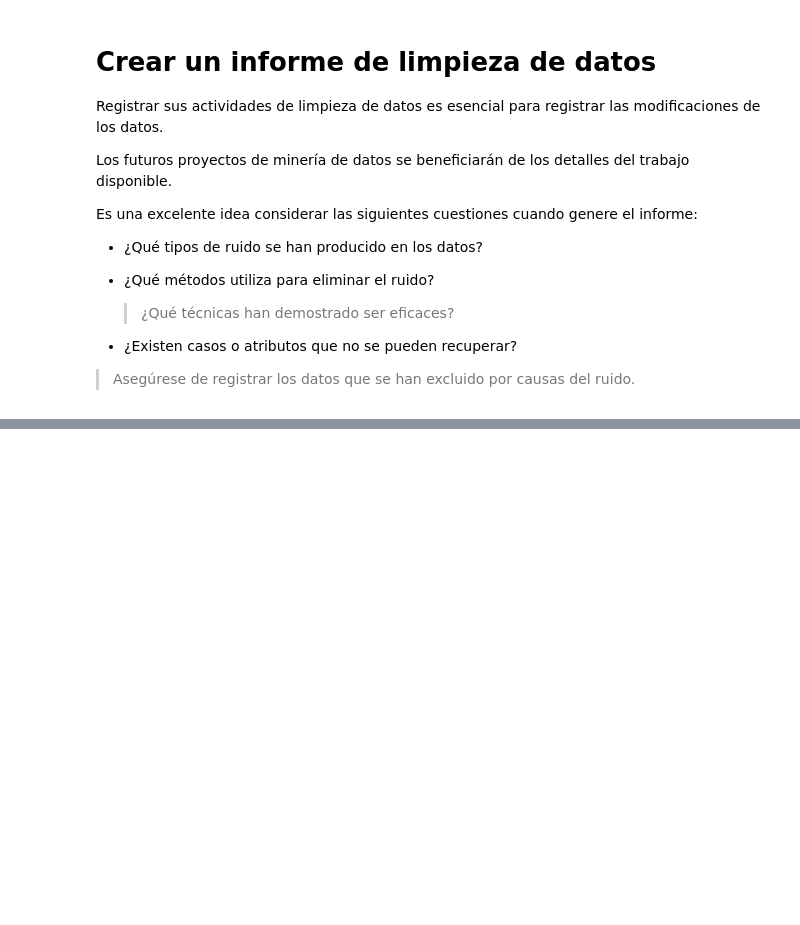
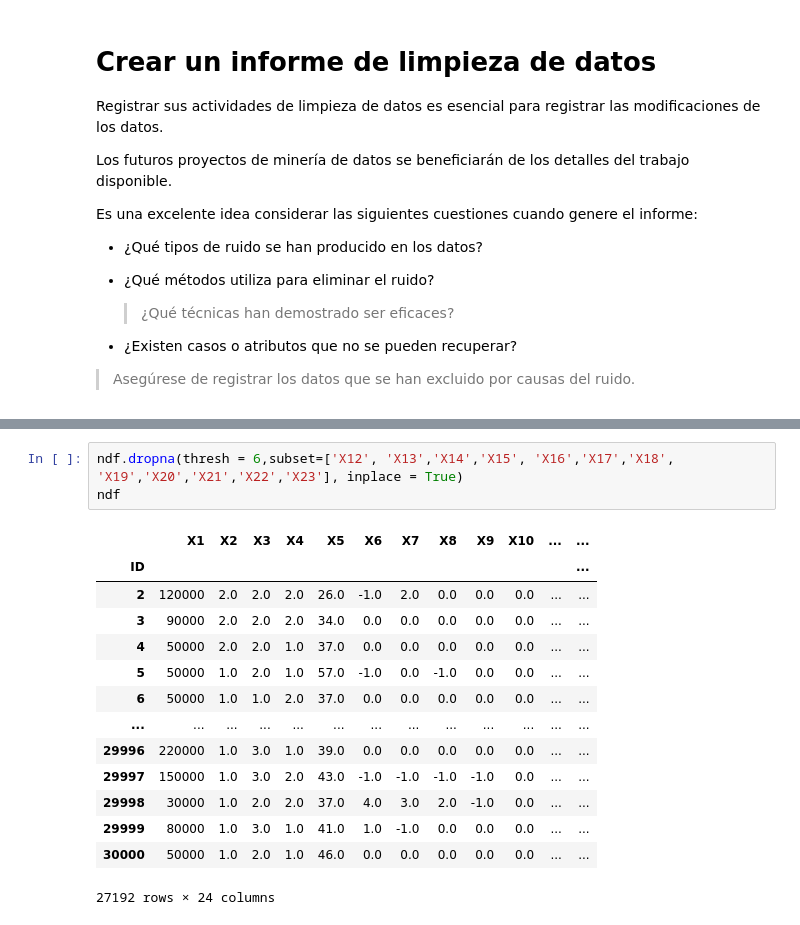
Before and after one commit to PosgradoMNA/actividades-de-aprendizaje-A01081266, a Jupyter notebook: limpieza.ipynb, the cells around one changed output, grey strips where cells are left out. Saved outputs shown, nothing was run; the diff lists cells and outputs as text; blank space fills up the shorter version.

```diff
--- a/limpieza.ipynb
+++ b/limpieza.ipynb
@@ -635,0 +765,18 @@ Es una excelente idea considerar las siguientes cuestiones cuando genere el info
+# %%
+ndf.dropna(thresh = 6,subset=['X12', 'X13','X14','X15', 'X16','X17','X18', 'X19','X20','X21','X22','X23'], inplace = True)
+ndf
+# %% [output]
+|  | X1 | X2 | X3 | X4 | X5 | X6 | X7 | X8 | X9 | X10 | ... | ... |
+| ID |  |  |  |  |  |  |  |  |  |  |  | ... |
+| 2 | 120000 | 2.0 | 2.0 | 2.0 | 26.0 | -1.0 | 2.0 | 0.0 | 0.0 | 0.0 | ... | ... |
+| 3 | 90000 | 2.0 | 2.0 | 2.0 | 34.0 | 0.0 | 0.0 | 0.0 | 0.0 | 0.0 | ... | ... |
+| 4 | 50000 | 2.0 | 2.0 | 1.0 | 37.0 | 0.0 | 0.0 | 0.0 | 0.0 | 0.0 | ... | ... |
+| 5 | 50000 | 1.0 | 2.0 | 1.0 | 57.0 | -1.0 | 0.0 | -1.0 | 0.0 | 0.0 | ... | ... |
+| 6 | 50000 | 1.0 | 1.0 | 2.0 | 37.0 | 0.0 | 0.0 | 0.0 | 0.0 | 0.0 | ... | ... |
+| ... | ... | ... | ... | ... | ... | ... | ... | ... | ... | ... | ... | ... |
+| 29996 | 220000 | 1.0 | 3.0 | 1.0 | 39.0 | 0.0 | 0.0 | 0.0 | 0.0 | 0.0 | ... | ... |
+| 29997 | 150000 | 1.0 | 3.0 | 2.0 | 43.0 | -1.0 | -1.0 | -1.0 | -1.0 | 0.0 | ... | ... |
+| 29998 | 30000 | 1.0 | 2.0 | 2.0 | 37.0 | 4.0 | 3.0 | 2.0 | -1.0 | 0.0 | ... | ... |
+| 29999 | 80000 | 1.0 | 3.0 | 1.0 | 41.0 | 1.0 | -1.0 | 0.0 | 0.0 | 0.0 | ... | ... |
+| 30000 | 50000 | 1.0 | 2.0 | 1.0 | 46.0 | 0.0 | 0.0 | 0.0 | 0.0 | 0.0 | ... | ... |
+27192 rows × 24 columns
```
Also changed, not shown: parts of 16 cells of this notebook.
